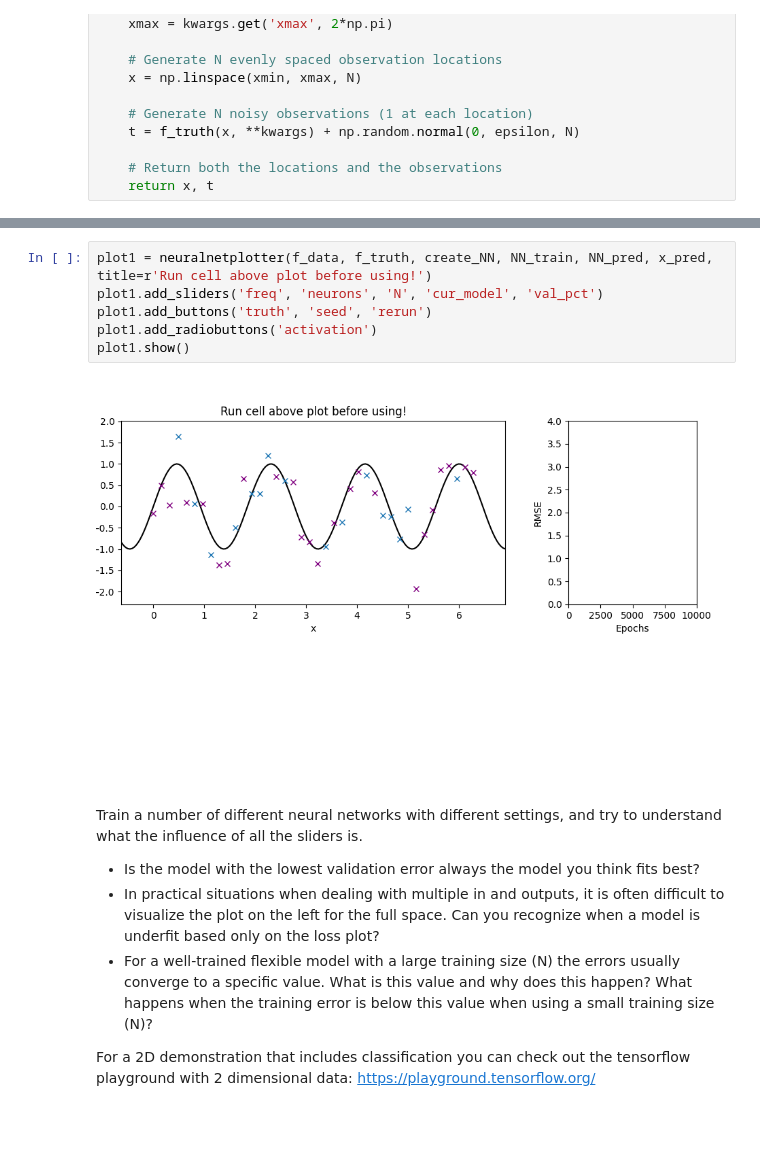
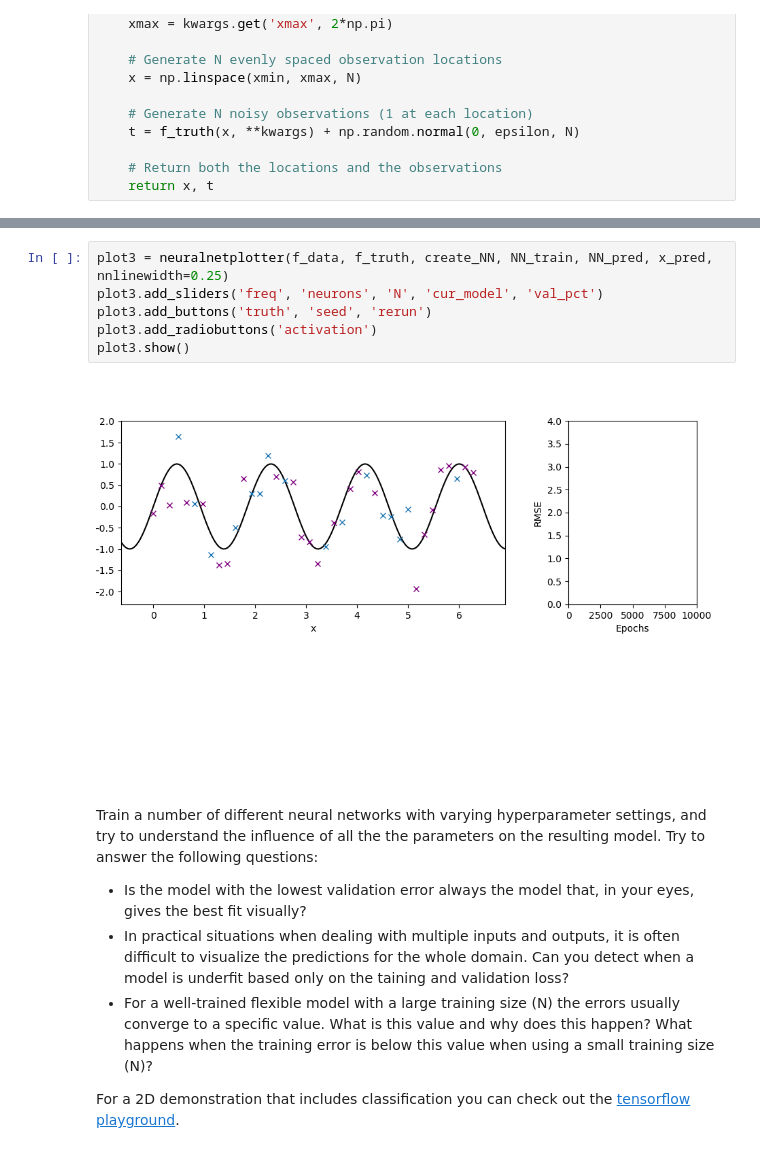
Before and after one commit to annepoot/mude, a Jupyter notebook: notebook_05_NN.ipynb, the cells around one changed output, grey strips where cells are left out. Drawn from its saved outputs; the diff is of its cells as text; blank space fills up the shorter version.

```diff
--- a/notebook_05_NN.ipynb
+++ b/notebook_05_NN.ipynb
@@ -181,19 +195,20 @@ Train a number of different neural networks with different settings in the follo
 # %%
-plot1 = neuralnetplotter(f_data, f_truth, create_NN, NN_train, NN_pred, x_pred, title=r'Run cell above plot before using!')
-plot1.add_sliders('freq', 'neurons', 'N', 'cur_model', 'val_pct')
-plot1.add_buttons('truth', 'seed', 'rerun')
-plot1.add_radiobuttons('activation')
-plot1.show()
+plot3 = neuralnetplotter(f_data, f_truth, create_NN, NN_train, NN_pred, x_pred, nnlinewidth=0.25)
+plot3.add_sliders('freq', 'neurons', 'N', 'cur_model', 'val_pct')
+plot3.add_buttons('truth', 'seed', 'rerun')
+plot3.add_radiobuttons('activation')
+plot3.show()
 # %% [output]
-[figure, old version]
+[figure, new version]
 # %% [markdown]
-Train a number of different neural networks with different settings, and try to understand what the influence of all the sliders is.
-* Is the model with the lowest validation error always the model you think fits best?
-* In practical situations when dealing with multiple in and outputs, it is often difficult to visualize the plot on the left for the full space. Can you recognize when a model is underfit based only on the loss plot?
+Train a number of different neural networks with varying hyperparameter settings, and try to understand the influence of all the the parameters on the resulting model. Try to answer the following questions:
+
+* Is the model with the lowest validation error always the model that, in your eyes, gives the best fit visually?
+* In practical situations when dealing with multiple inputs and outputs, it is often difficult to visualize the predictions for the whole domain. Can you detect when a model is underfit based only on the taining and validation loss?
 * For a well-trained flexible model with a large training size (N) the errors usually converge to a specific value. What is this value and why does this happen? What happens when the training error is below this value when using a small training size (N)?
 
+For a 2D demonstration that includes classification you can check out the [tensorflow playground][1].
 
-
-For a 2D demonstration that includes classification you can check out the tensorflow playground with 2 dimensional data:  [https://playground.tensorflow.org/](https://playground.tensorflow.org/)
+[1]: https://playground.tensorflow.org/
 # %% [markdown]
 # Wrap-up
```
Also changed, not shown: parts of 13 cells of this notebook.
